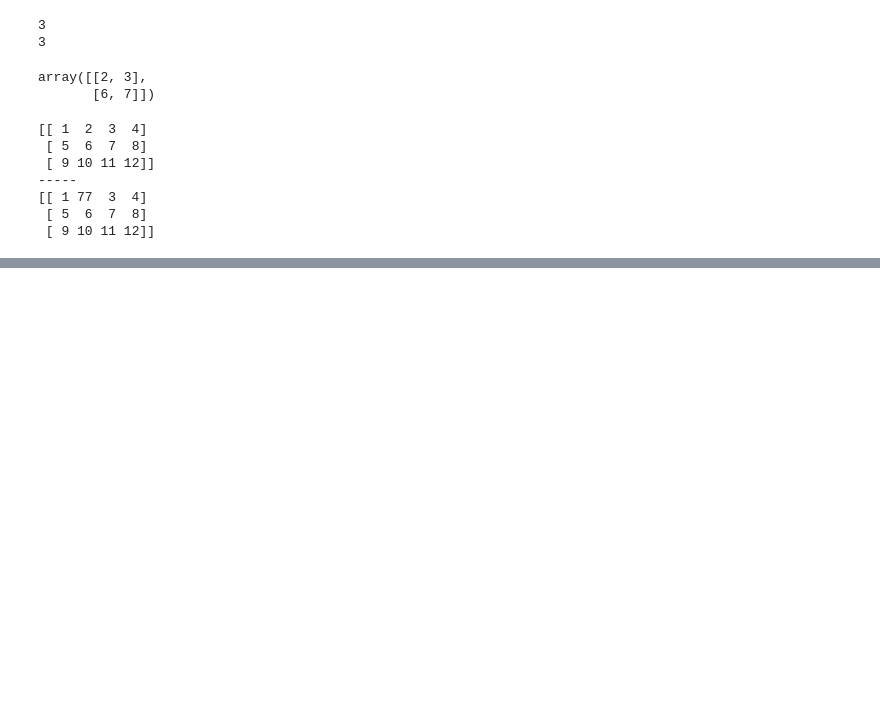
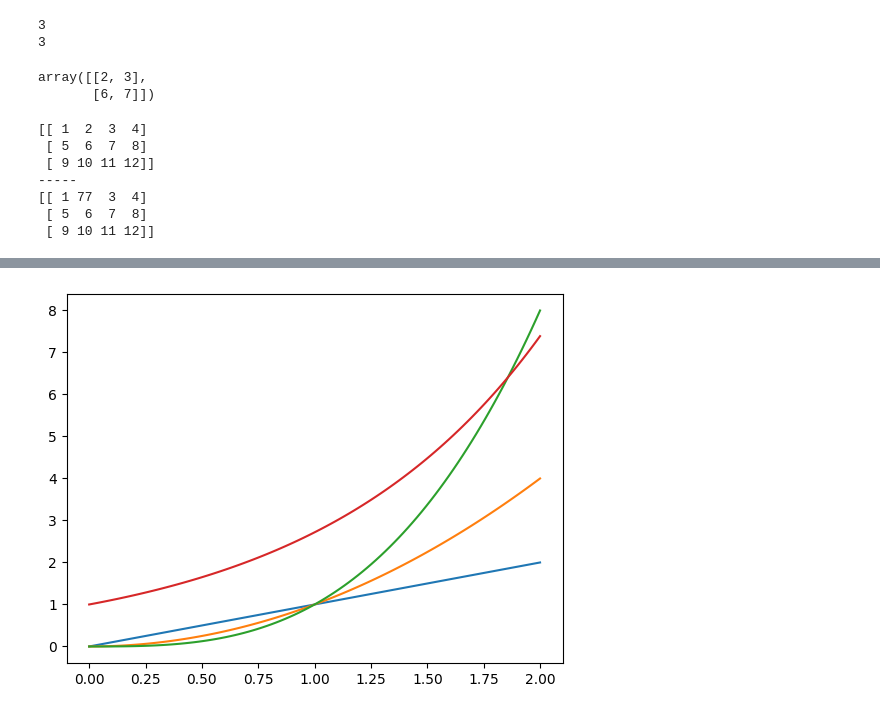
Before and after one commit to Cougar74/SGAU_operator_UAV, a Jupyter notebook: Практика/Практика - Основы Python/Practice_modules.ipynb, the cells around one changed output, grey strips where cells are left out. Saved outputs shown, nothing was run; the diff lists cells and outputs as text; code cells hidden in the pictures; blank space fills up the shorter version.

```diff
--- a/Практика/Практика - Основы Python/Practice_modules.ipynb
+++ b/Практика/Практика - Основы Python/Practice_modules.ipynb
@@ -410,0 +841,10 @@ print(a)
+# %%
+x = np.linspace(0, 2, 100)
+
+plt.plot(x, x) # линейная зависимость
+plt.plot(x, x**2) # квадратичная зависимость
+plt.plot(x, x**3) # кубическая зависимость
+plt.plot(x, np.exp(x)) # экспоненциальная зависимость
+plt.show()
+# %% [output]
+[figure, added]
```
Also changed, not shown: parts of 83 cells of this notebook.
